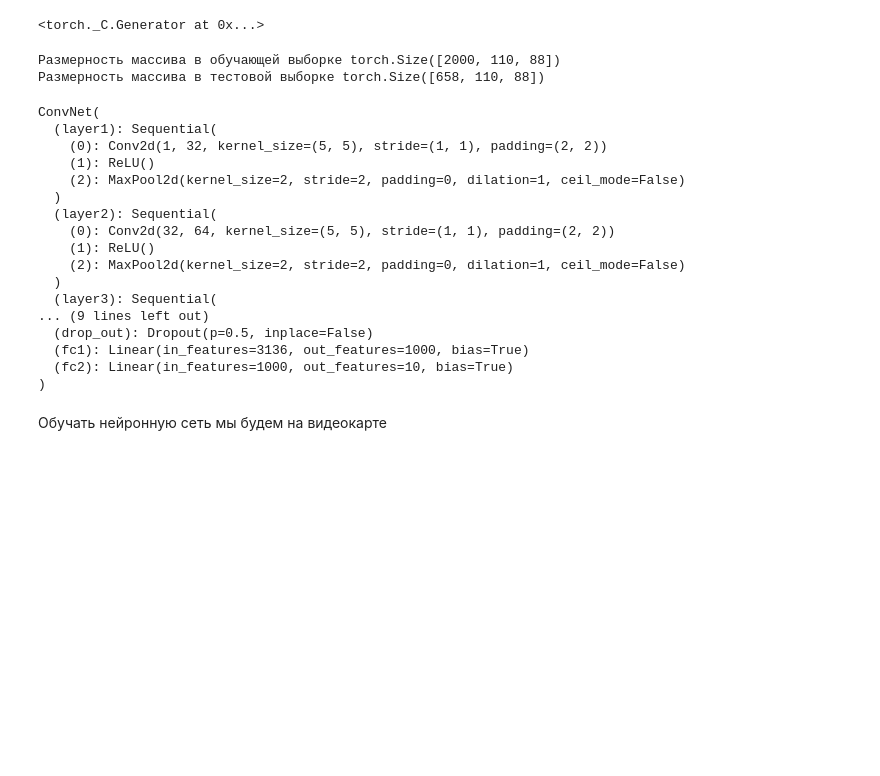
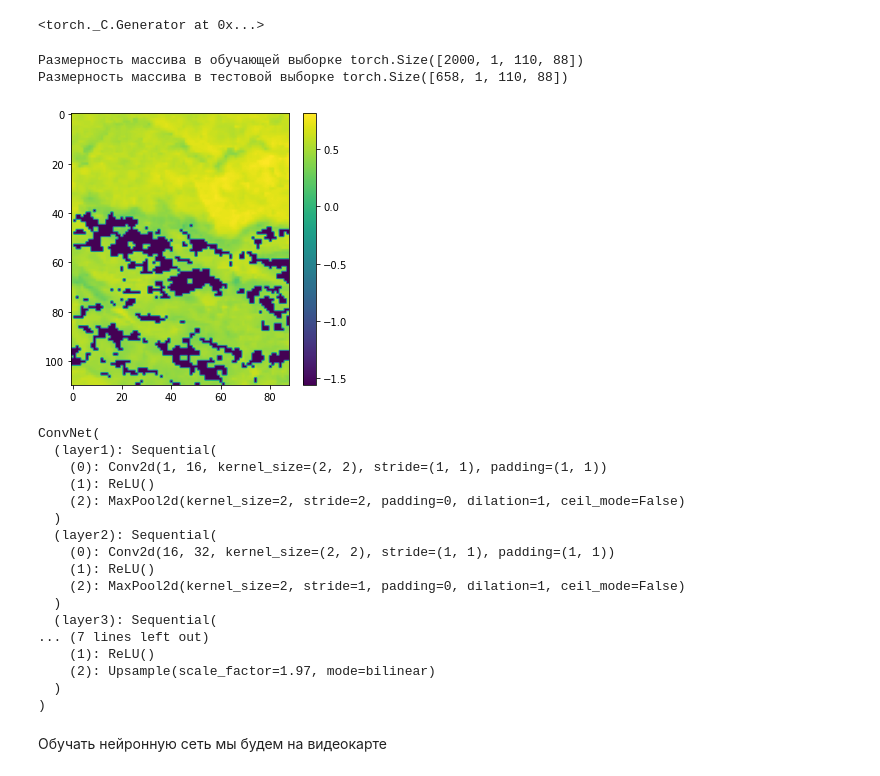
Before and after one commit to Dreamlone/MIHA, a Jupyter notebook: jupyter_examples/PyTorch_gapfill_CNN.ipynb, the cells around one changed output. Cells and saved outputs as stored; diff of their text form; code cells hidden in the pictures; blank space fills up the shorter version.

```diff
--- a/jupyter_examples/PyTorch_gapfill_CNN.ipynb
+++ b/jupyter_examples/PyTorch_gapfill_CNN.ipynb
@@ -40,11 +42,24 @@ X_test = torch.from_numpy(X[2000:, :, :,0])
 Y_train = torch.from_numpy(Y[:2000,:,:,0])
 Y_test = torch.from_numpy(Y[2000:, :, :,0])
 
+# Меняем форму тензоров
+X_train = torch.reshape(X_train, (2000, 1, 110, 88))
+X_test = torch.reshape(X_test, (658, 1, 110, 88))
+Y_train = torch.reshape(Y_train, (2000, 1, 110, 88))
+Y_test = torch.reshape(Y_test, (658, 1, 110, 88))
+
 print(f'Размерность массива в обучающей выборке {Y_train.shape}')
 print(f'Размерность массива в тестовой выборке {Y_test.shape}')
 # %% [output]
-Размерность массива в обучающей выборке torch.Size([2000, 110, 88])
-Размерность массива в тестовой выборке torch.Size([658, 110, 88])
+Размерность массива в обучающей выборке torch.Size([2000, 1, 110, 88])
+Размерность массива в тестовой выборке torch.Size([658, 1, 110, 88])
+# %%
+# Проверим корректность их отображения
+plt.imshow(X_train[13,0,:,:])
+plt.colorbar()
+plt.show()
+# %% [output]
+[figure, added]
 # %%
 # Prepare data loaders
 train_loader = torch.utils.data.DataLoader(X_train, batch_size=32, num_workers=0)
@@ -53,37 +68,23 @@ test_loader = torch.utils.data.DataLoader(X_test, batch_size=32, num_workers=0)
 # Define the Convolutional Autoencoder
 class ConvNet(nn.Module):
     def __init__(self):
+
+        # Переопределяем методы родительского класса для автоэнкодера
         super(ConvNet, self).__init__()
-        self.layer1 = nn.Sequential(
-            nn.Conv2d(1, 32, kernel_size=5, stride=1, padding=2),
-            nn.ReLU(),
-            nn.MaxPool2d(kernel_size=2, stride=2))
-        self.layer2 = nn.Sequential(
-            nn.Conv2d(32, 64, kernel_size=5, stride=1, padding=2),
-            nn.ReLU(),
-            nn.MaxPool2d(kernel_size=2, stride=2))
-        self.layer3 = nn.Sequential(
-            nn.Conv2d(32, 64, kernel_size=5, stride=1, padding=2),
-            nn.ReLU(),
-            nn.Upsample(scale_factor=2, mode='nearest'))
-        self.layer4 = nn.Sequential(
-            nn.Conv2d(1, 32, kernel_size=5, stride=1, padding=2),
-            nn.ReLU(),
-            nn.Upsample(scale_factor=2, mode='nearest'))
-        self.drop_out = nn.Dropout()
-        self.fc1 = nn.Linear(7 * 7 * 64, 1000)
-        self.fc2 = nn.Linear(1000, 10)
+        self.layer1 = nn.Sequential(nn.Conv2d(1, 16, kernel_size=2, stride=1, padding=1), nn.ReLU(), nn.MaxPool2d(kernel_size=2, stride=2))
+        self.layer2 = nn.Sequential(nn.Conv2d(16, 32, kernel_size=2, stride=1, padding=1), nn.ReLU(), nn.MaxPool2d(kernel_size=2, stride=1))
+        self.layer3 = nn.Sequential(nn.Conv2d(32, 16, kernel_size=2, stride=1, padding=1), nn.ReLU(),
+                                    nn.Upsample(scale_factor=0.99, mode='nearest'))
+        self.drop_out = nn.Dropout(0.1)
+        self.layer4 = nn.Sequential(nn.Conv2d(16, 1, kernel_size=2, stride=1, padding=1), nn.ReLU(),
+                                    nn.Upsample(scale_factor=1.97, mode='bilinear'))
 
-    pass
     def forward(self, x):
         out = self.layer1(x)
         out = self.layer2(out)
         out = self.layer3(out)
+        out = self.drop_out(out)
         out = self.layer4(out)
-        out = out.reshape(out.size(0), -1)
-        out = self.drop_out(out)
-        out = self.fc1(out)
-        out = self.fc2(out)
         return(out)
 
 #Instantiate the model
@@ -91,27 +92,27 @@ model = ConvNet()
 print(model)
 
 #Loss function
-criterion = nn.BCELoss()
+criterion = nn.MSELoss()
 
 #Optimizer
 optimizer = torch.optim.Adam(model.parameters(), lr=0.001)
 # %% [output]
 ConvNet(
   (layer1): Sequential(
-    (0): Conv2d(1, 32, kernel_size=(5, 5), stride=(1, 1), padding=(2, 2))
+    (0): Conv2d(1, 16, kernel_size=(2, 2), stride=(1, 1), padding=(1, 1))
     (1): ReLU()
     (2): MaxPool2d(kernel_size=2, stride=2, padding=0, dilation=1, ceil_mode=False)
   )
   (layer2): Sequential(
-    (0): Conv2d(32, 64, kernel_size=(5, 5), stride=(1, 1), padding=(2, 2))
+    (0): Conv2d(16, 32, kernel_size=(2, 2), stride=(1, 1), padding=(1, 1))
     (1): ReLU()
-    (2): MaxPool2d(kernel_size=2, stride=2, padding=0, dilation=1, ceil_mode=False)
+    (2): MaxPool2d(kernel_size=2, stride=1, padding=0, dilation=1, ceil_mode=False)
   )
   (layer3): Sequential(
-... (9 lines left out)
-  (drop_out): Dropout(p=0.5, inplace=False)
-  (fc1): Linear(in_features=3136, out_features=1000, bias=True)
-  (fc2): Linear(in_features=1000, out_features=10, bias=True)
+... (7 lines left out)
+    (1): ReLU()
+    (2): Upsample(scale_factor=1.97, mode=bilinear)
+  )
 )
 # %% [markdown]
 Обучать нейронную сеть мы будем на видеокарте
```
Also changed, not shown: parts of 5 cells of this notebook.
